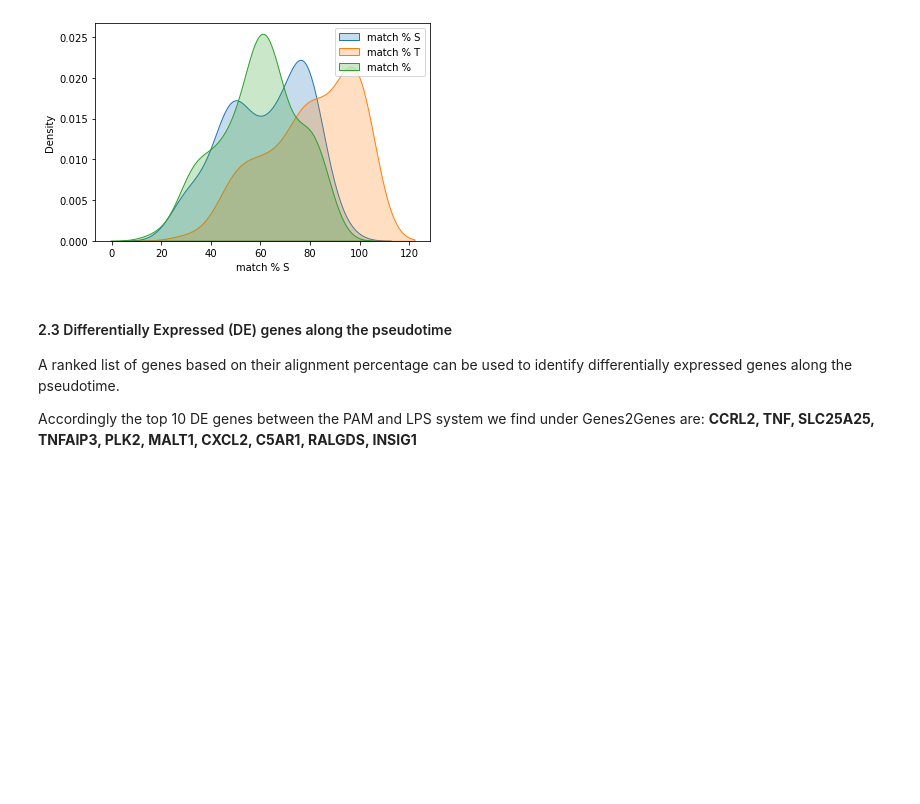
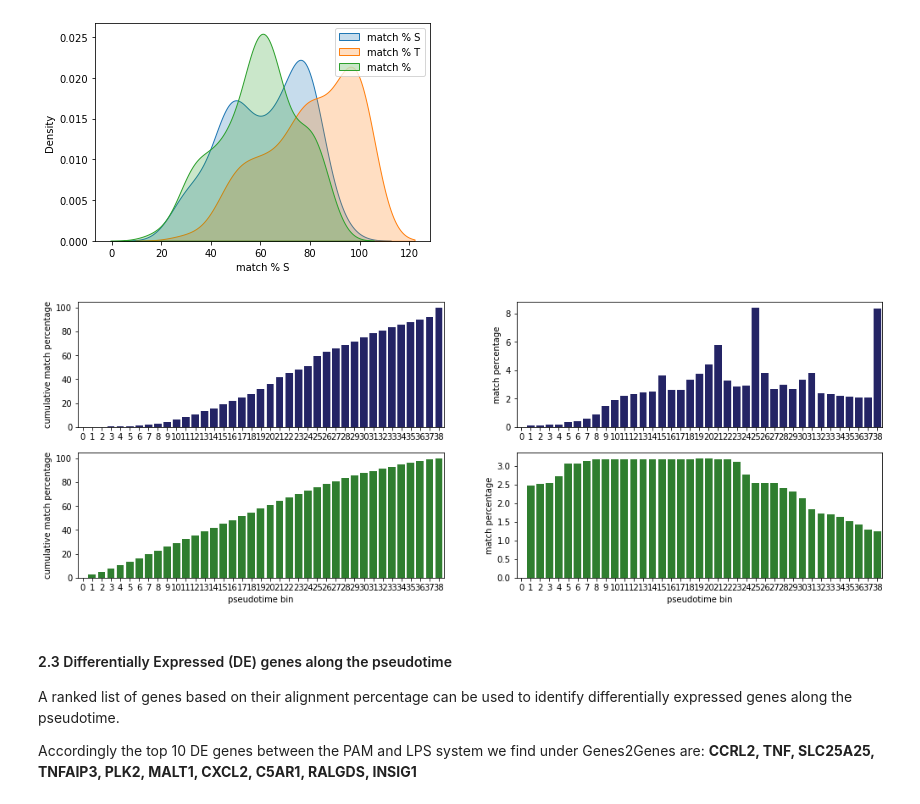
Before and after one commit to Teichlab/Genes2Genes, a Jupyter notebook: notebooks/OrgAlignTutorialNotebook_25102022.ipynb, the cells around one changed output. Cells and saved outputs as stored; diff of their text form; code cells hidden in the pictures; blank space fills up the shorter version.

```diff
--- a/notebooks/OrgAlignTutorialNotebook_25102022.ipynb
+++ b/notebooks/OrgAlignTutorialNotebook_25102022.ipynb
@@ -367,6 +379,12 @@ mean matched percentage wrt query:  80.1 %
 | 88 | 60.34 | 47.37 | 92.11 | 1.0 |
 89 rows × 4 columns
 [figure]
+# %%
+vs = VisualUtils.VisualUtils(adata_ref, adata_query, cell_type_colname = '',
+                 S_len=len(aligner.results[0].S.time_points), T_len=len(aligner.results[0].T.time_points), titleS='PAM', titleT='LPS', mode='simple')
+vs.plot_match_stat_across_all_alignments(aligner)
+# %% [output]
+[figure, added]
 # %%
 #aligner.results_map['TLR2'].print_alignment()
 #aligner.results_map['TLR2'].plotTimeSeriesAlignment()
```
Also changed, not shown: parts of 29 cells of this notebook.
